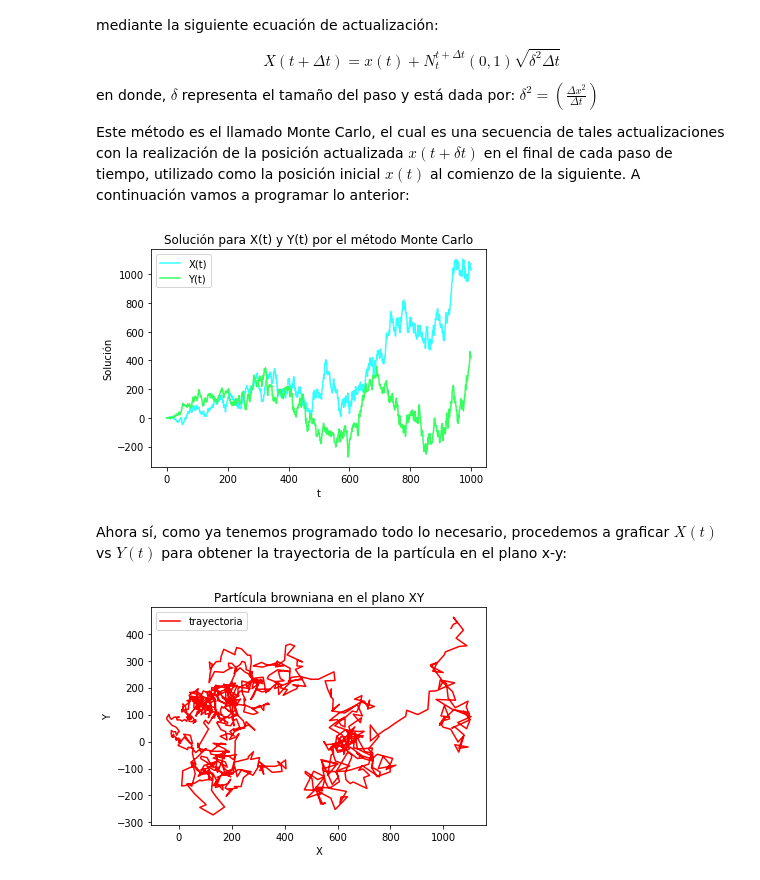
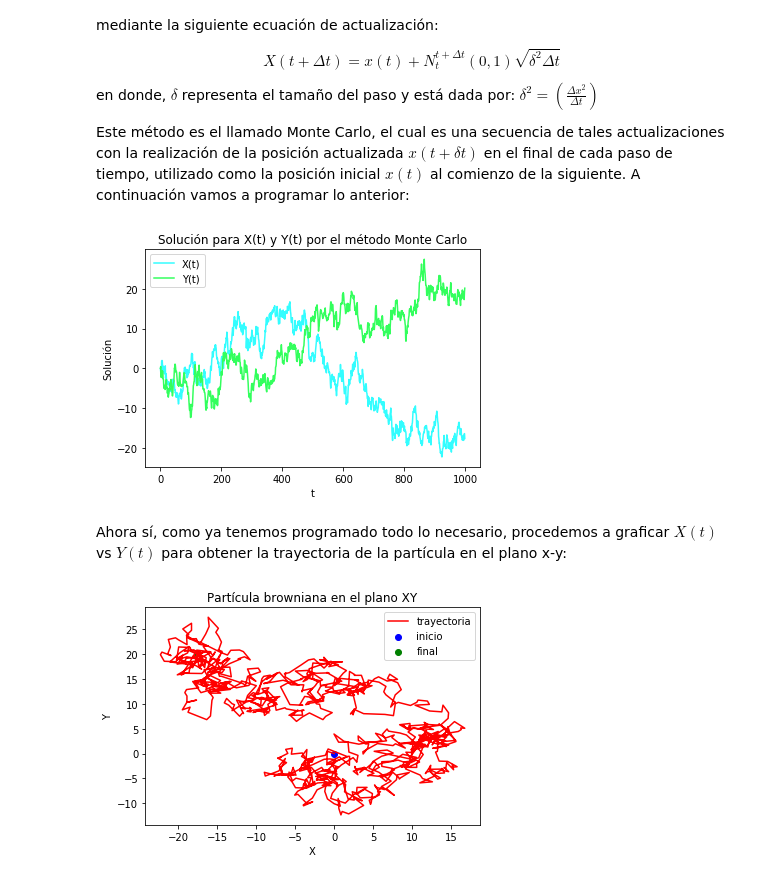
Before and after one commit to celestecastro15/Fisica-Estadistica, a Jupyter notebook: Tarea4.ipynb, the cells around one changed output. Drawn from its saved outputs; the diff is of its cells as text; code cells hidden in the pictures.

```diff
--- a/Tarea4.ipynb
+++ b/Tarea4.ipynb
@@ -17,21 +17,22 @@ Este método es el llamado Monte Carlo, el cual es una secuencia de tales actual
 siguiente. A continuación vamos a programar lo anterior:
 # %%
 i = 1000 #número de iteraciones
-tiempo=np.array(range(i)) #intervalo de tiempo, en donde el paso va a ser de 1
-#Como tanto para el arreglo que definirá a X y Y, como el del tiempo van a estar dados en pasos de 1, entonces delta^2=1
-delta=1
+tiempo=np.array(range(i)) #intervalo de tiempo, en donde el paso va a ser de 1, i.e. Δt=1
+Δt=1
+
+#Como tanto el arreglo que definirá a X y Y, como el del tiempo van a estar dados en pasos de 1 , entonces δ^2=1
+δ=1
 
 #Empezamos definiendo para X(t)
 X = np.zeros(i)
 for t in range(i-1):
-    #delta= (x[t]-x[t]) / ( tiempo[t+1]-tiempo[t] )
-    X[t+1] = X[t] + np.random.normal(0,1) * np.sqrt(delta*t)
+    X[t+Δt] = X[t] + np.random.normal(0,1) * np.sqrt(δ*Δt)
 plt.plot(tiempo,X, color="#33FDFF", label="X(t)")
 
 #Repetimos para Y(t)
 Y = np.zeros(i)
 for t in range(i-1):
-    Y[t+1] = Y[t] + np.random.normal(0,1) * np.sqrt(delta*t)
+    Y[t+Δt] = Y[t] + np.random.normal(0,1) * np.sqrt(δ*Δt)
 plt.plot(tiempo,Y, color="#33FF5D",label="Y(t)")
 
 #Graficamos X(t) y Y(t) vs tiempo
@@ -41,15 +42,17 @@ plt.ylabel('Solución')
 plt.legend(loc = "best")
 plt.show()
 # %% [output]
-[figure, old version]
+[figure, new version]
 # %% [markdown]
 Ahora sí, como ya tenemos programado todo lo necesario, procedemos a graficar $X(t)$ vs $Y(t)$ para obtener la trayectoria de la partícula en el plano x-y:
 # %%
 plt.plot(X,Y,color="red",label="trayectoria")
+plt.scatter(X[0],Y[0],color="blue",label="inicio")
+plt.scatter(X[-1],Y[-1],color="green",label="final")
 plt.title("Partícula browniana en el plano XY")
 plt.xlabel('X')
 plt.ylabel('Y')
 plt.legend(loc="best")
 plt.show()
 # %% [output]
-[figure, old version]
+[figure, new version]
```
